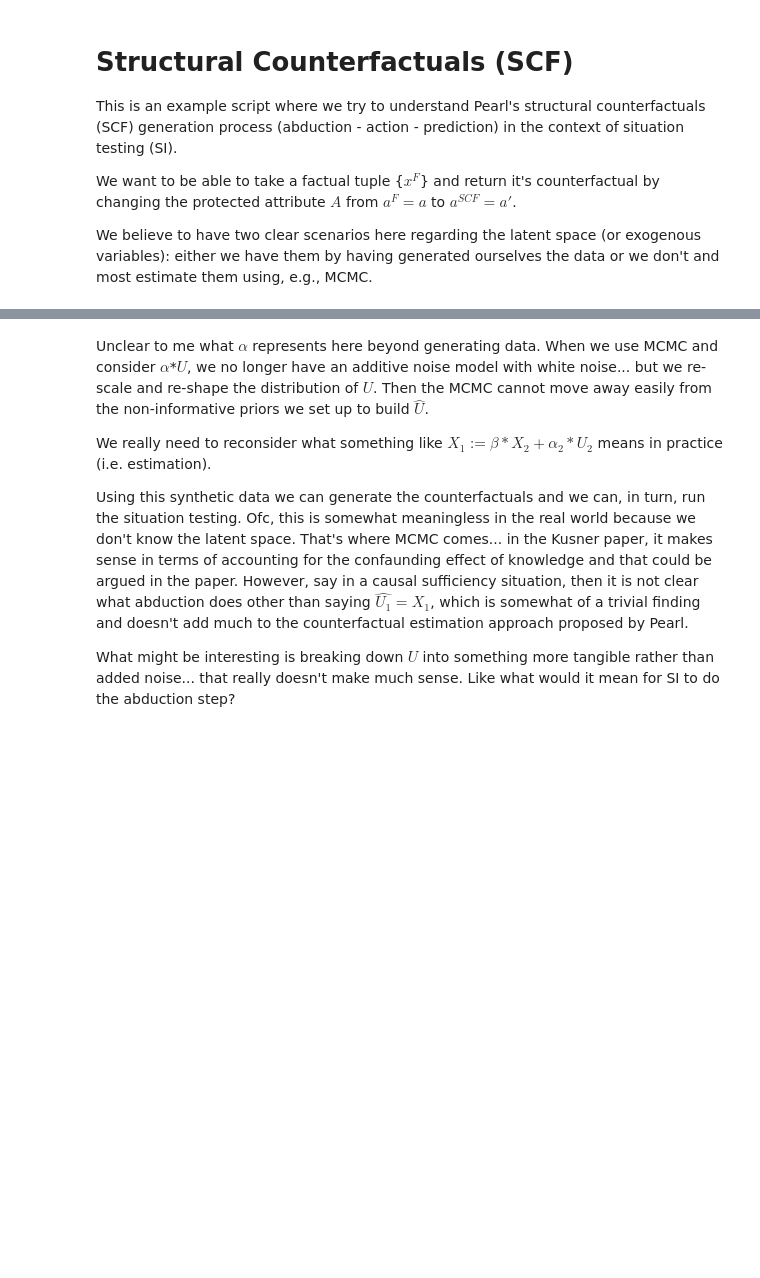
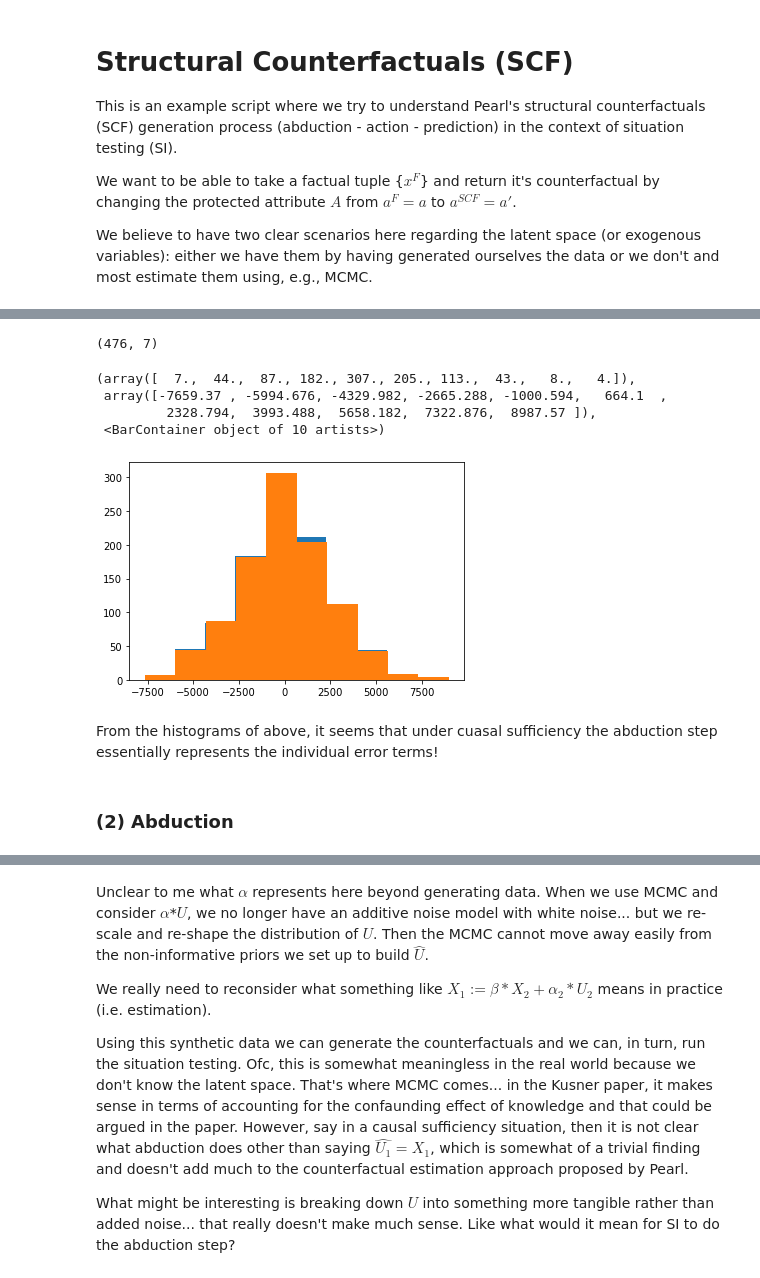
Before and after one commit to cc-jalvarez/counterfactual-situation-testing, a Jupyter notebook: synthetic_scf.ipynb, the cells around one changed output, grey strips where cells are left out. Drawn from its saved outputs; the diff is of its cells as text; code cells hidden in the pictures; blank space fills up the shorter version.

Commit message:
new scf test under causal sufficiency

```diff
--- a/synthetic_scf.ipynb
+++ b/synthetic_scf.ipynb
@@ -50,0 +167,3 @@ y = np.sign(x1 + beta_2*x2 - 225000)
+# %%
+scf_data['perc_diff_AccountBalance'] = round( np.sqrt( (scf_data['AccountBalance'] - scf_data['hat_AccountBalance'])**2 ) * 100 / scf_data['AccountBalance'], 2)
+scf_data.head(10)
@@ -50,0 +182,20 @@ y = np.sign(x1 + beta_2*x2 - 225000)
+# %%
+# can we start talking about a threshold here?
+error_threshold = 5.0
+
+scf_data[scf_data['perc_diff_AccountBalance'] <= error_threshold].shape
+# %% [output]
+(476, 7)
+# %%
+plt.hist(scf_data['u2'])
+plt.hist(scf_data['diff_AccountBalance'])
+# %% [output]
+(array([  7.,  44.,  87., 182., 307., 205., 113.,  43.,   8.,   4.]),
+ array([-7659.37 , -5994.676, -4329.982, -2665.288, -1000.594,   664.1  ,
+         2328.794,  3993.488,  5658.182,  7322.876,  8987.57 ]),
+ <BarContainer object of 10 artists>)
+[figure, added]
+# %% [markdown]
+From the histograms of above, it seems that under cuasal sufficiency the abduction step essentially represents the individual error terms!
+# %% [markdown]
+### (2) Abduction
```
Also changed, not shown: parts of 42 cells of this notebook, 1 other file.
